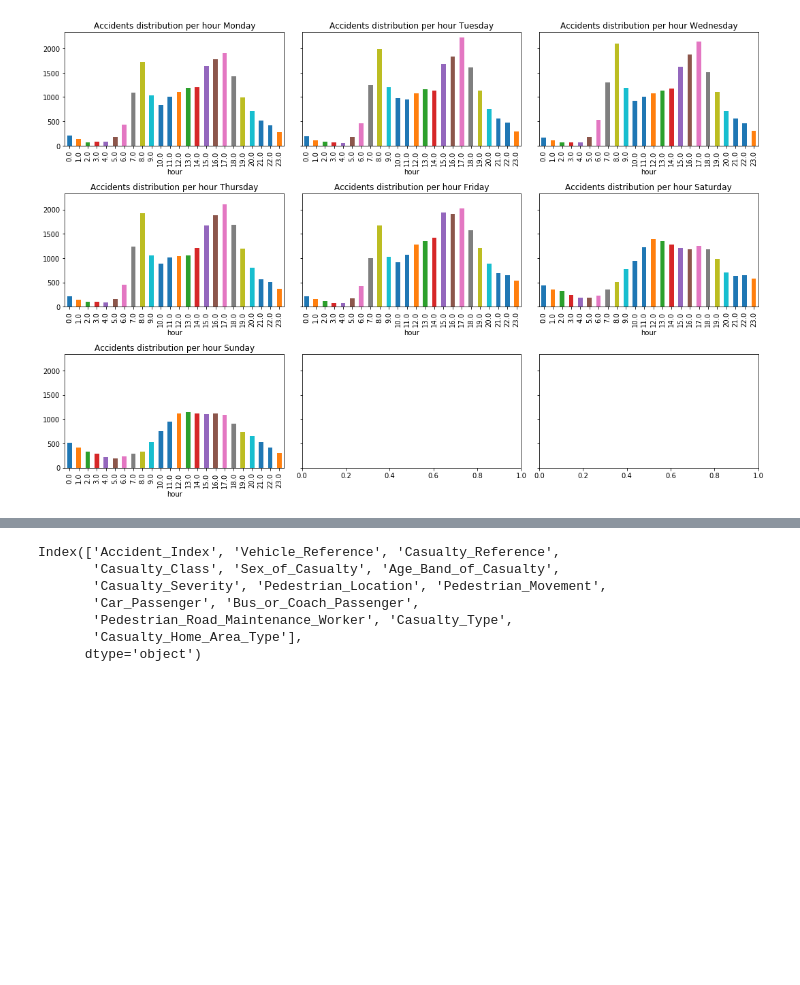
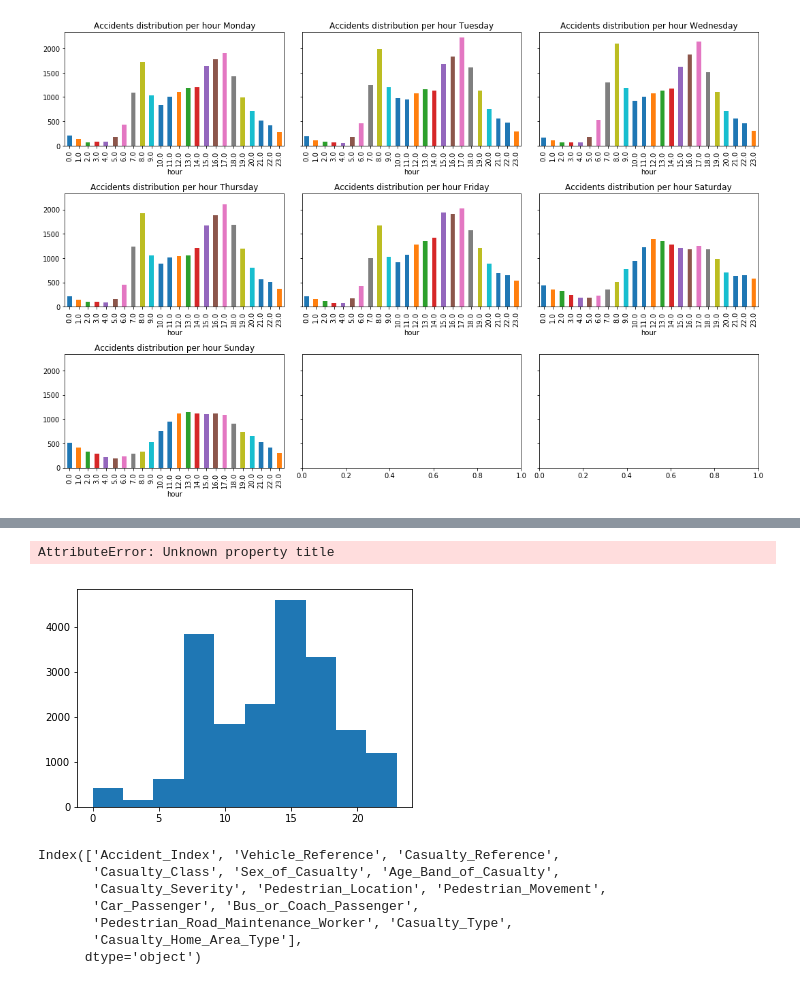
Before and after one commit to Eagleseb/survive-your-commuting, a Jupyter notebook: Milestone2-marion.ipynb, the cells around one changed output, grey strips where cells are left out. Drawn from its saved outputs; the diff is of its cells as text; code cells hidden in the pictures; blank space fills up the shorter version.

```diff
--- a/Milestone2-marion.ipynb
+++ b/Milestone2-marion.ipynb
@@ -160,3 +172,9 @@ KeyError: 'Date'
+# %%
+accidents_2015[accidents_2015['Day_of_Week'] == 'Monday'].hist(column = "hour",
+                                                               title = "Accidents distribution per hour, Monday")
+# %% [output]
+AttributeError: Unknown property title
+[figure, added]
 # %%
 casualties.columns
 # %% [output]
```
Also changed, not shown: parts of 10 cells of this notebook, 4 other files.
